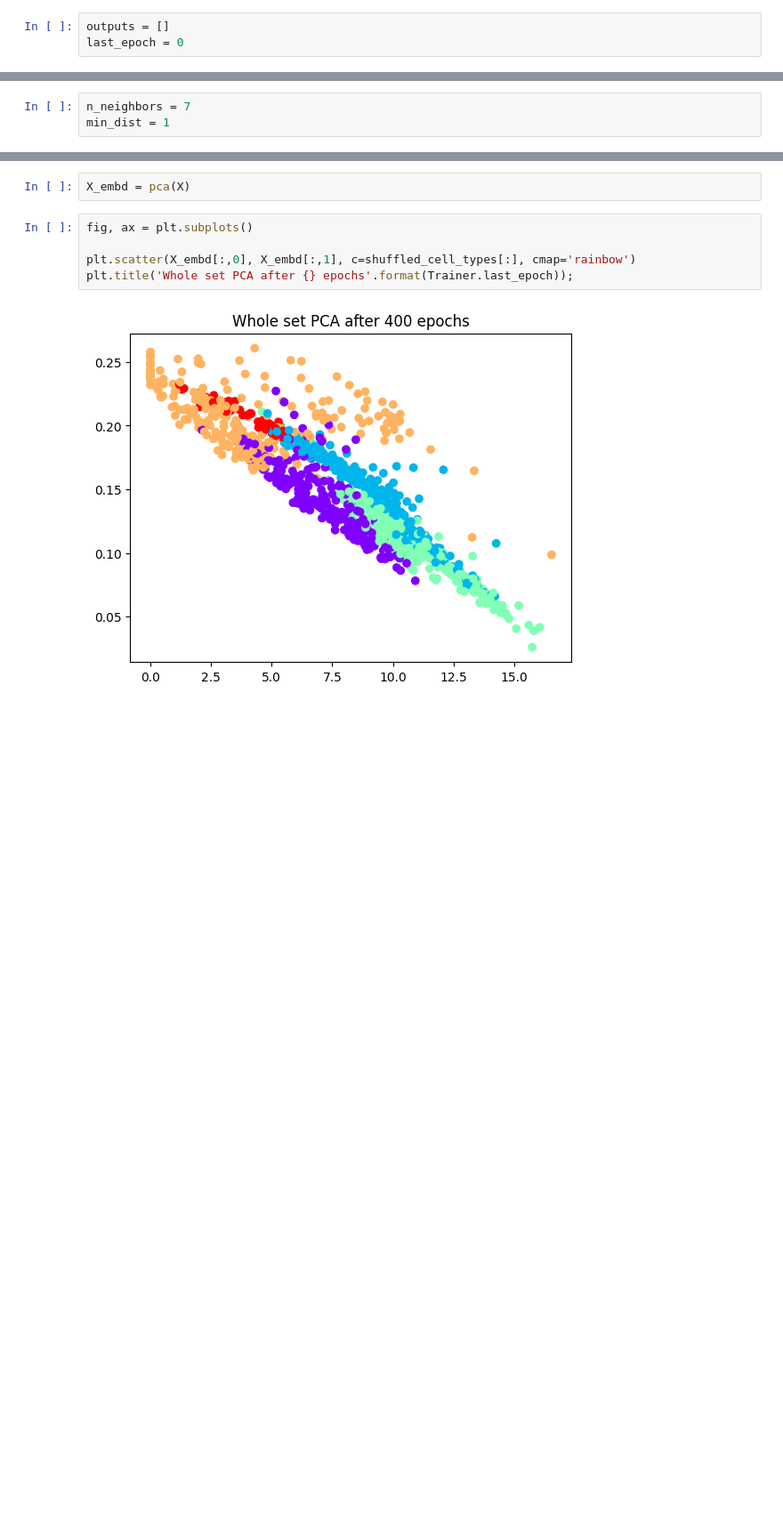
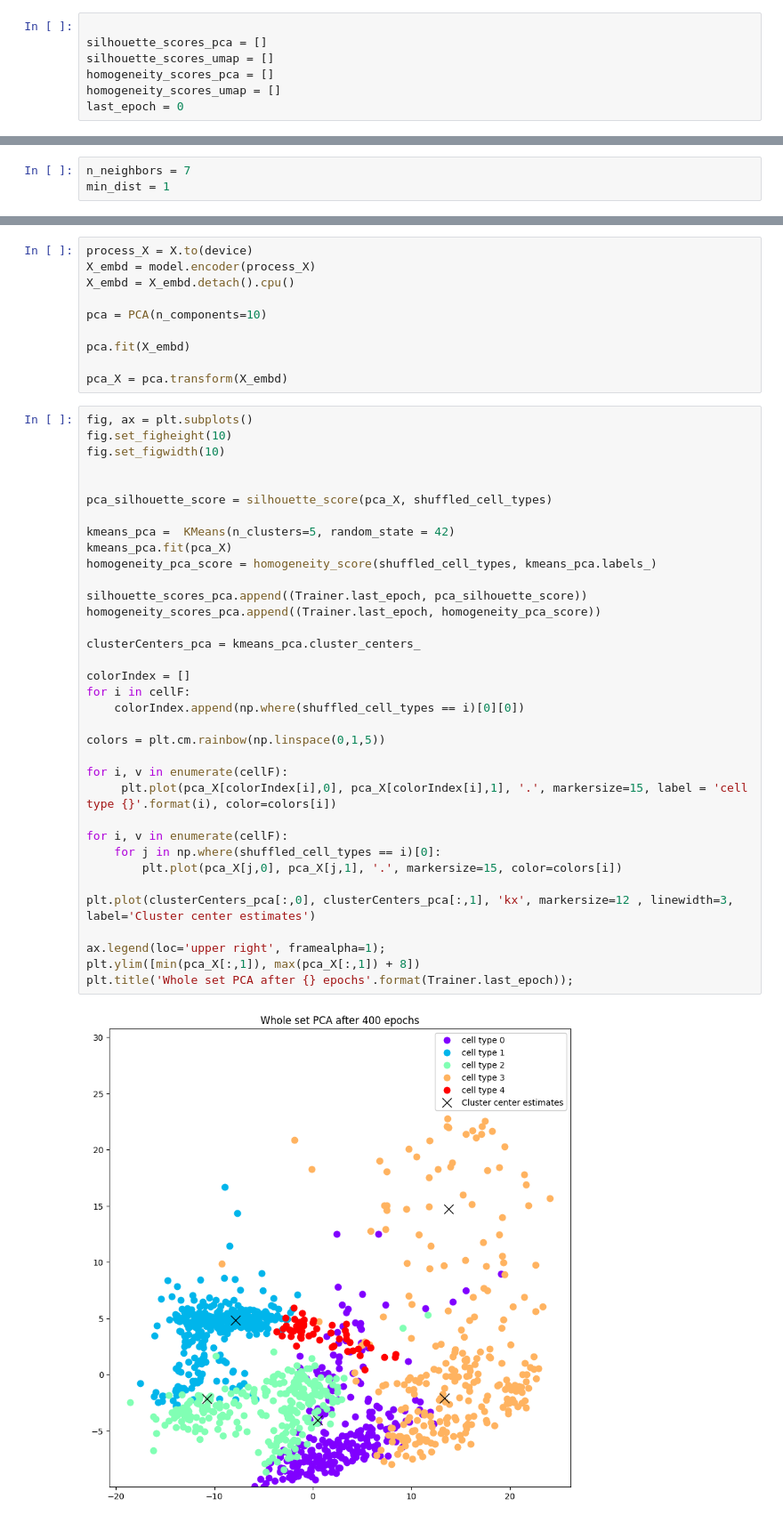
Before and after one commit to ognjenperisic/Autoencoder, a Jupyter notebook: autoencoder_PyTorch_whole.ipynb, the cells around one changed output, grey strips where cells are left out. Shown at 89% size. Cells and saved outputs as stored; diff of their text form; blank space fills up the shorter version.

```diff
--- a/autoencoder_PyTorch_whole.ipynb
+++ b/autoencoder_PyTorch_whole.ipynb
@@ -307,7 +311,11 @@ optimizer = torch.optim.Adam(model.parameters(),
                              lr=1e-5,
                              weight_decay=1e-5)
 # %%
-outputs = []
+
+silhouette_scores_pca = []
+silhouette_scores_umap = []
+homogeneity_scores_pca = []
+homogeneity_scores_umap = []
 last_epoch = 0
 # %%
 class auTrainer(object):
@@ -475,9 +502,47 @@ def pca(input_X):
 # %%
-X_embd = pca(X)
+process_X = X.to(device)
+X_embd = model.encoder(process_X)
+X_embd = X_embd.detach().cpu()
+
+pca = PCA(n_components=10)
+
+pca.fit(X_embd)
+
+pca_X = pca.transform(X_embd)
 # %%
 fig, ax = plt.subplots()
+fig.set_figheight(10)
+fig.set_figwidth(10)
 
-plt.scatter(X_embd[:,0], X_embd[:,1], c=shuffled_cell_types[:], cmap='rainbow')
+
+pca_silhouette_score = silhouette_score(pca_X, shuffled_cell_types)
+
+kmeans_pca =  KMeans(n_clusters=5, random_state = 42)
+kmeans_pca.fit(pca_X)
+homogeneity_pca_score = homogeneity_score(shuffled_cell_types, kmeans_pca.labels_)
+
+silhouette_scores_pca.append((Trainer.last_epoch, pca_silhouette_score))
+homogeneity_scores_pca.append((Trainer.last_epoch, homogeneity_pca_score))
+
+clusterCenters_pca = kmeans_pca.cluster_centers_
+
+colorIndex = []
+for i in cellF:
+    colorIndex.append(np.where(shuffled_cell_types == i)[0][0])
+
+colors = plt.cm.rainbow(np.linspace(0,1,5))
+
+for i, v in enumerate(cellF):
+     plt.plot(pca_X[colorIndex[i],0], pca_X[colorIndex[i],1], '.', markersize=15, label = 'cell type {}'.format(i), color=colors[i])
+
+for i, v in enumerate(cellF):
+    for j in np.where(shuffled_cell_types == i)[0]:
+        plt.plot(pca_X[j,0], pca_X[j,1], '.', markersize=15, color=colors[i])
+
+plt.plot(clusterCenters_pca[:,0], clusterCenters_pca[:,1], 'kx', markersize=12 , linewidth=3, label='Cluster center estimates')
+
+ax.legend(loc='upper right', framealpha=1);
+plt.ylim([min(pca_X[:,1]), max(pca_X[:,1]) + 8])
 plt.title('Whole set PCA after {} epochs'.format(Trainer.last_epoch));
 # %% [output]
-[figure, old version]
+[figure, new version]
```
Also changed, not shown: parts of 14 cells of this notebook.
